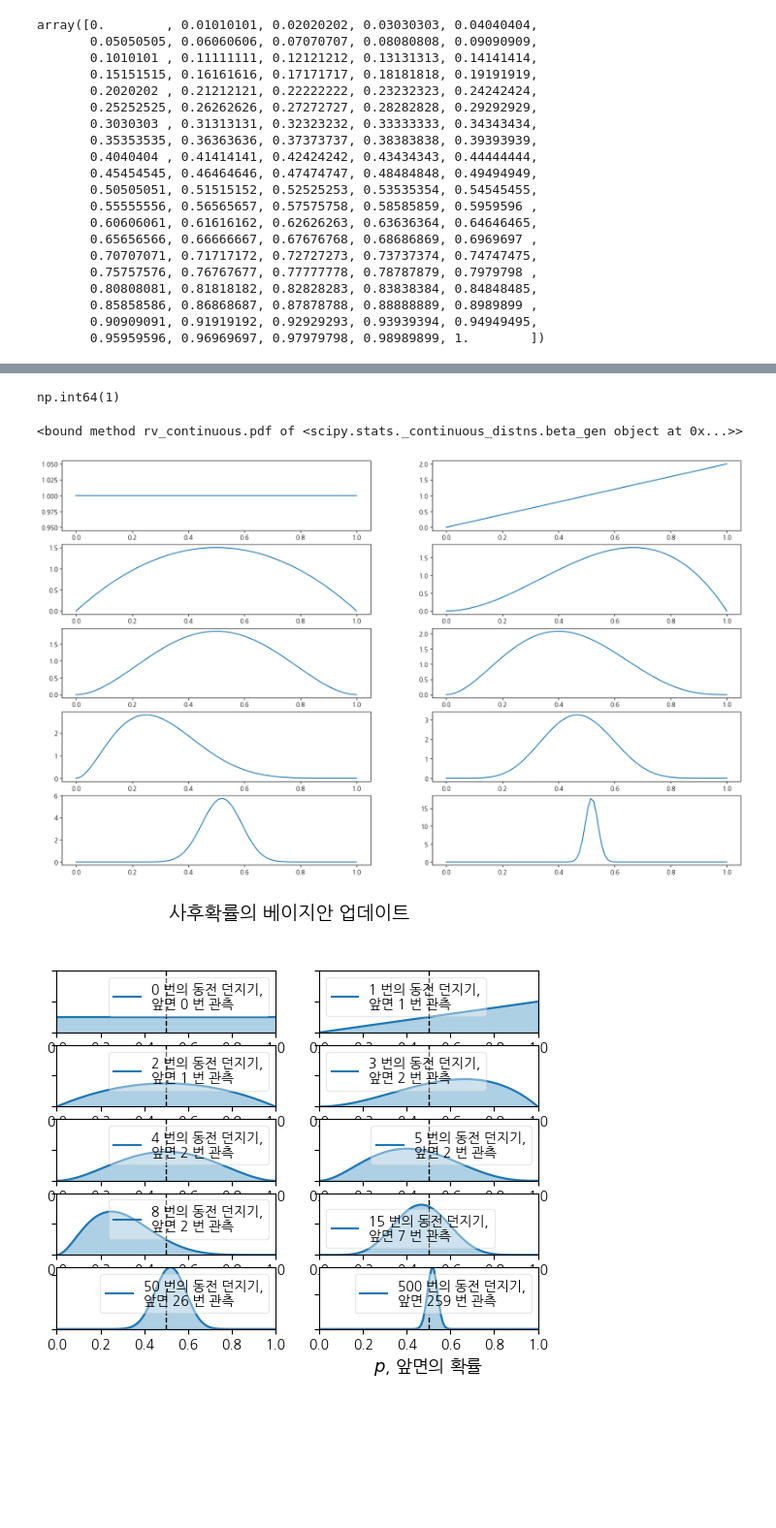
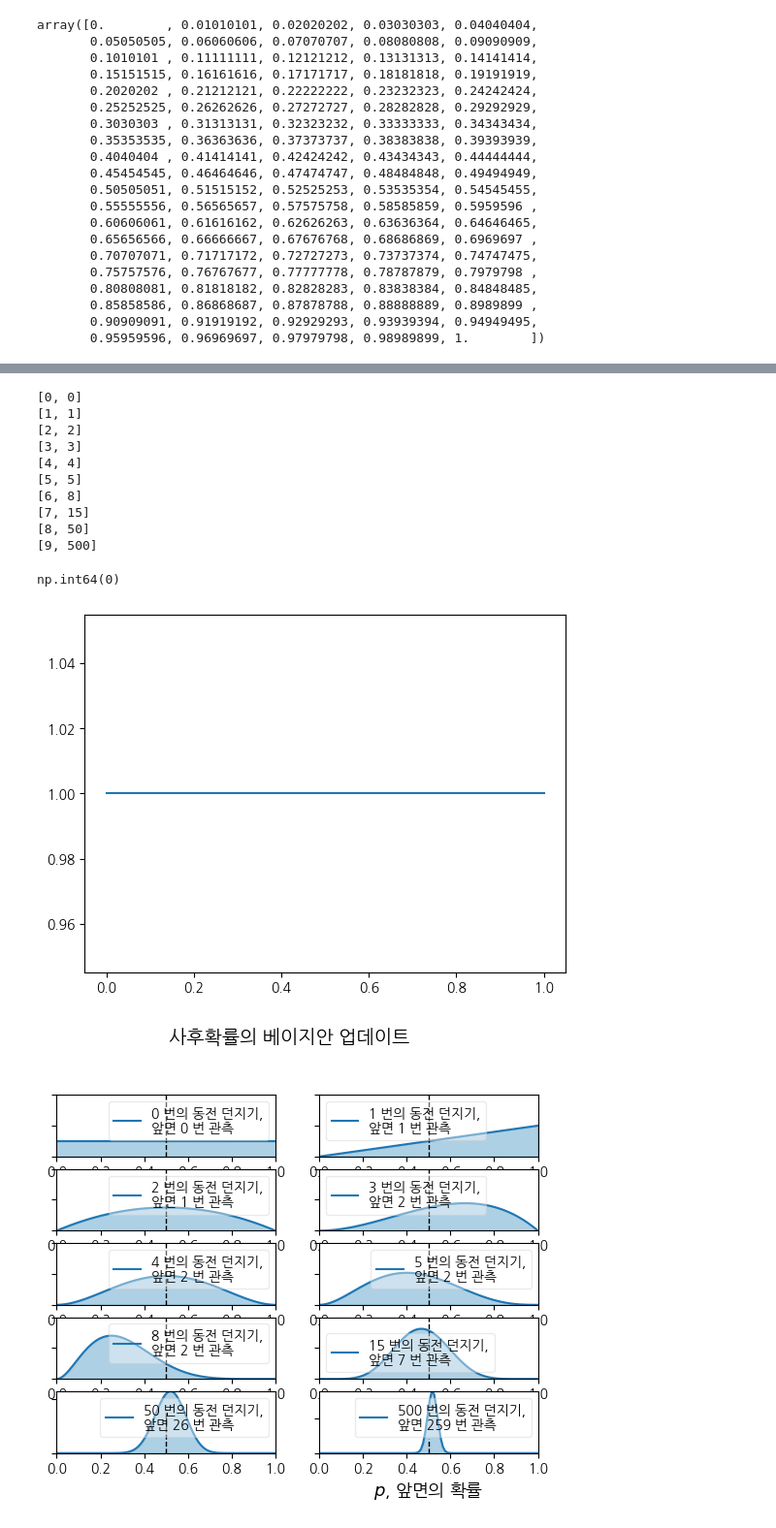
Before and after one commit to Song-Juntae/statistics, a Jupyter notebook: 프로그래머를_위한_베이지안_with_파이썬.ipynb, the cells around one changed output, grey strips where cells are left out. Shown at 97% size. Saved outputs shown, nothing was run; the diff lists cells and outputs as text; code cells hidden in the pictures; blank space fills up the shorter version.

```diff
--- a/프로그래머를_위한_베이지안_with_파이썬.ipynb
+++ b/프로그래머를_위한_베이지안_with_파이썬.ipynb
@@ -18,11 +18,11 @@ plt.rcParams['axes.unicode_minus'] = False
 
 import scipy.stats as stats
 # %%
-dist = stats.beta
+베타분포 = stats.beta
 
-n_trials = [0, 1, 2, 3, 4, 5, 8, 15, 50, 500]
+동전의_던진_횟수들 = [0, 1, 2, 3, 4, 5, 8, 15, 50, 500]
 
-data =  stats.bernoulli.rvs(0.5, size=n_trials[-1])
+데이터 =  stats.bernoulli.rvs(0.5, size=동전의_던진_횟수들[-1])
 
 x = np.linspace(0, 1, 100)
 # %%
@@ -51,21 +94,31 @@ array([0.        , 0.01010101, 0.02020202, 0.03030303, 0.04040404,
+# %%
+for k, N in enumerate(n_trials):
+    print([k,N])
+# %% [output]
+[0, 0]
+[1, 1]
+[2, 2]
+[3, 3]
+[4, 4]
+[5, 5]
+[6, 8]
+[7, 15]
+[8, 50]
+[9, 500]
 # %%
-data[0]
+data[:0].sum()
 # %% [output]
-np.int64(1)
+np.int64(0)
-# %%
-dist.pdf
-# %% [output]
-<bound method rv_continuous.pdf of <scipy.stats._continuous_distns.beta_gen object at 0x...>>
-# %%
-plt.figure(figsize=(20, 12))
-
-for k, N in enumerate(n_trials):
-    sx = plt.subplot(int(len(n_trials) / 2), 2, k + 1)
-    heads = data[:N].sum()
-    y = dist.pdf(x, 1 + heads, 1 + N - heads)
-    plt.plot(x, y, label="%d 번의 동전 던지기,\n앞면 %d 번 관측" % (N, heads))
-# %% [output]
-[figure, removed]
+# %%
+동전을_던진_횟수 = 0
+
+동전이_앞면이_나온_경우 = data[:동전을_던진_횟수].sum()
+
+y = dist.pdf(x, 1 + 동전이_앞면이_나온_경우, 1 + 동전을_던진_횟수 - 동전이_앞면이_나온_경우)
+
+plt.plot(x, y);
+# %% [output]
+[figure, added]
 # %%
 for k, N in enumerate(n_trials):
     sx = plt.subplot(int(len(n_trials) / 2), 2, k + 1)
```
Also changed, not shown: parts of 2 cells of this notebook.
